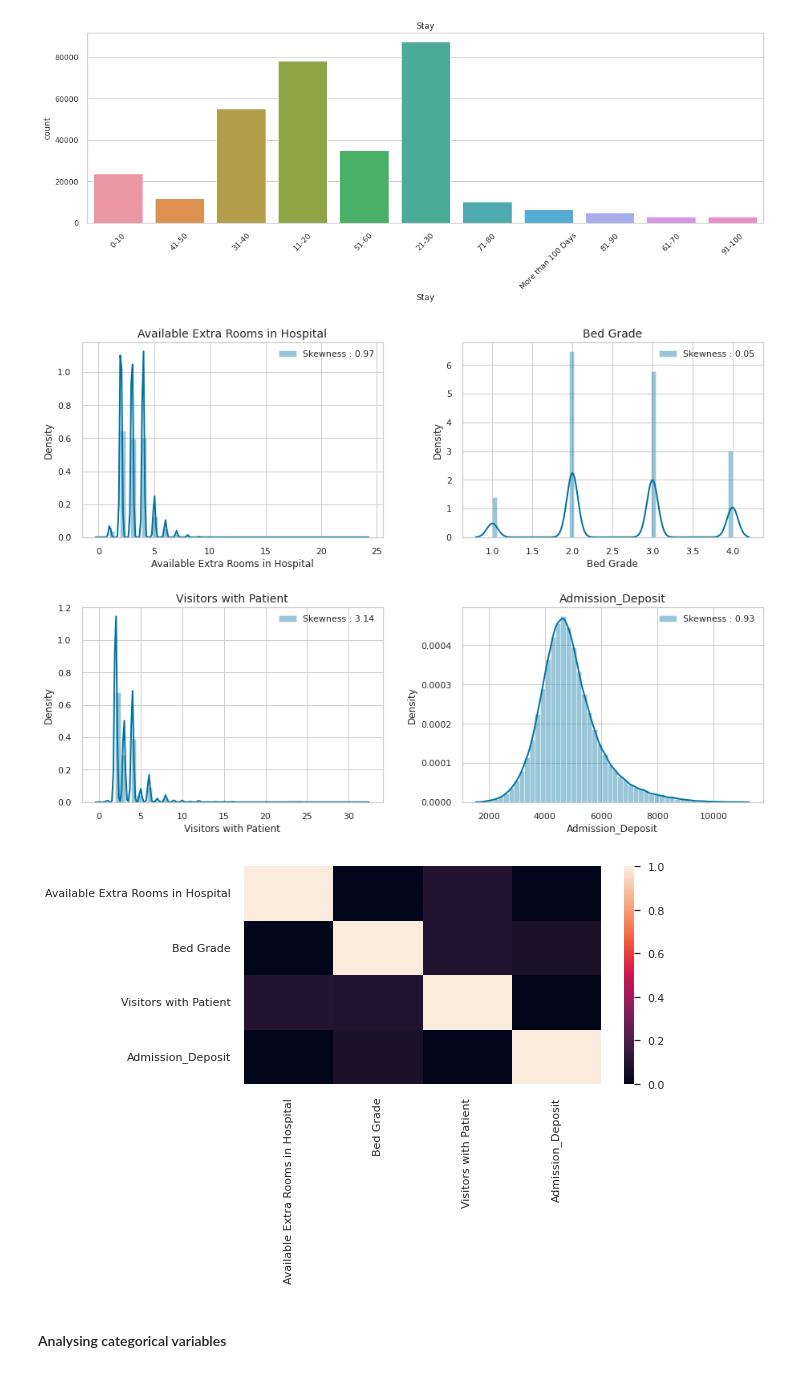
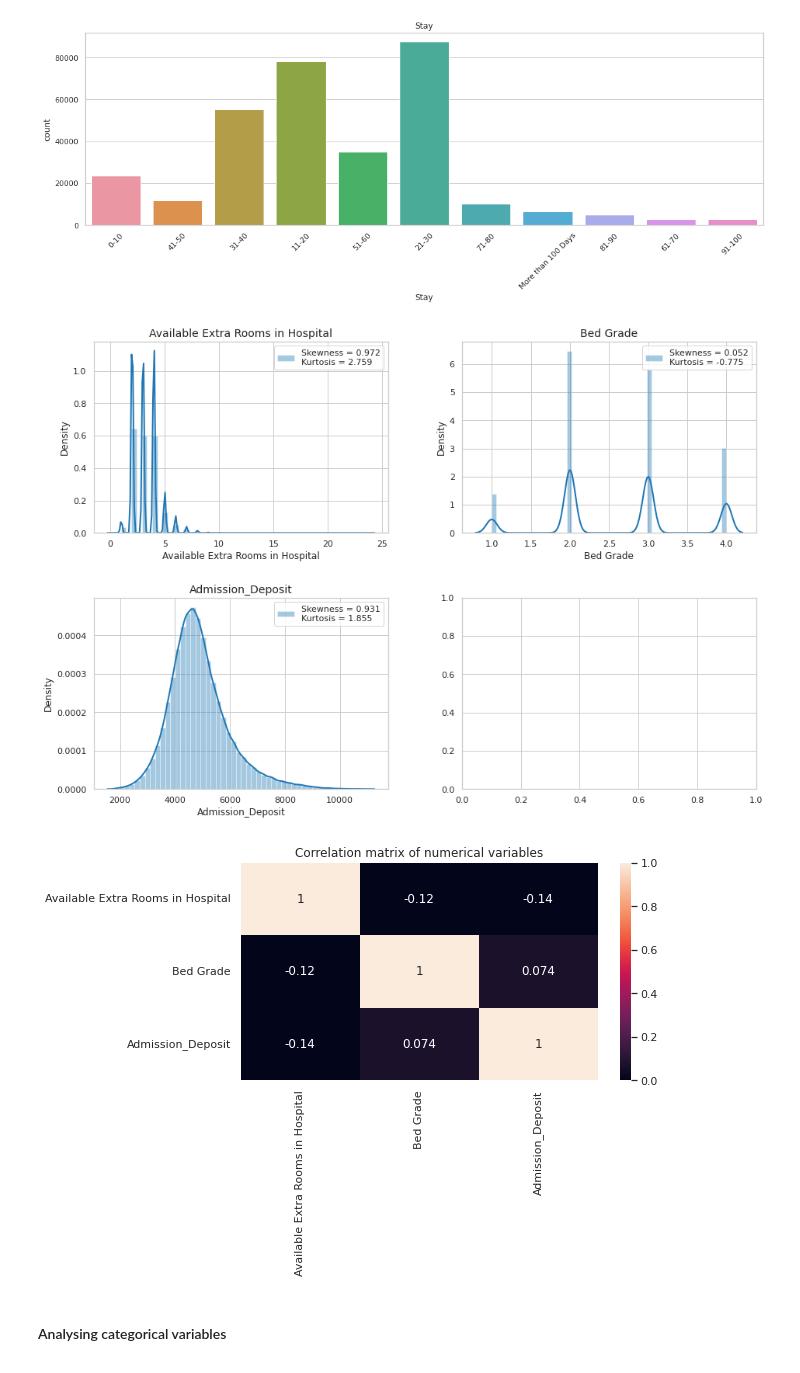
Before and after one commit to Roger-Montane/APC-CasKaggle-Healthcare-analytics, a Jupyter notebook: notebooks/Health_analytics.ipynb, the cells around one changed output. Drawn from its saved outputs; the diff is of its cells as text; code cells hidden in the pictures.

```diff
--- a/notebooks/Health_analytics.ipynb
+++ b/notebooks/Health_analytics.ipynb
@@ -195,9 +223,9 @@ We have to consider the following:
 * `City_code_patient` does not seem relevant, the city a patient is from should not affect the LOS
 * `Hospital_type_code`, `Hospital_region_code`, `Department`, `Ward_Type` and `Ward_Facility_Code` will be One hot encoded
 # %%
-train_data.drop(['case_id', 'patientid', 'Hospital_code', 'City_Code_Hospital', 'City_Code_Patient']
+train_data.drop(['case_id', 'patientid', 'Hospital_code', 'City_Code_Hospital', 'City_Code_Patient', 'Visitors with Patient']
                , axis = 1, inplace = True)
-test_data.drop(['case_id', 'patientid', 'Hospital_code', 'City_Code_Hospital', 'City_Code_Patient']
+test_data.drop(['case_id', 'patientid', 'Hospital_code', 'City_Code_Hospital', 'City_Code_Patient', 'Visitors with Patient']
                , axis = 1, inplace = True)
 train_data.head()
 # %% [output]
@@ -259,21 +289,25 @@ fig, ax = plt.subplots(2, 2, figsize=(14,10))
 fig.tight_layout(pad=5.0)
 
 for ax, category in zip(ax.flatten(), num_cols):
-    sns.distplot(ax=ax, a=train[category].dropna(), label="Skewness : %.2f"%(train[category].skew()))
+    skew = train[category].skew()
+    kurt = train[category].kurt()
+    lab = "Skewness = {:.3f}\nKurtosis = {:.3f}".format(skew, kurt)
+    sns.distplot(ax=ax, a=train[category].dropna(), label=lab)
     ax.set_title(category, fontsize = 14)
     ax.legend(loc = 'best')
 # %% [output]
-[figure, old version]
+[figure, new version]
 # %%
 # TODO: explicar skewness
 # %%
 heatmapdata = train[num_cols]
 cormat = heatmapdata.corr()
 fig, ax = plt.subplots(figsize = (8,4))
-sns.heatmap(data = cormat, vmin=0, vmax=1)
+sns.heatmap(data = cormat, vmin=0, vmax=1, annot=True)
+plt.title("Correlation matrix of numerical variables")
 plt.show()
 # %% [output]
-[figure, old version]
+[figure, new version]
 # %%
 # TODO: explicar correlacions, mes analisis?
 # %% [markdown]
```
Also changed, not shown: parts of 100 cells of this notebook, 7 other files.
